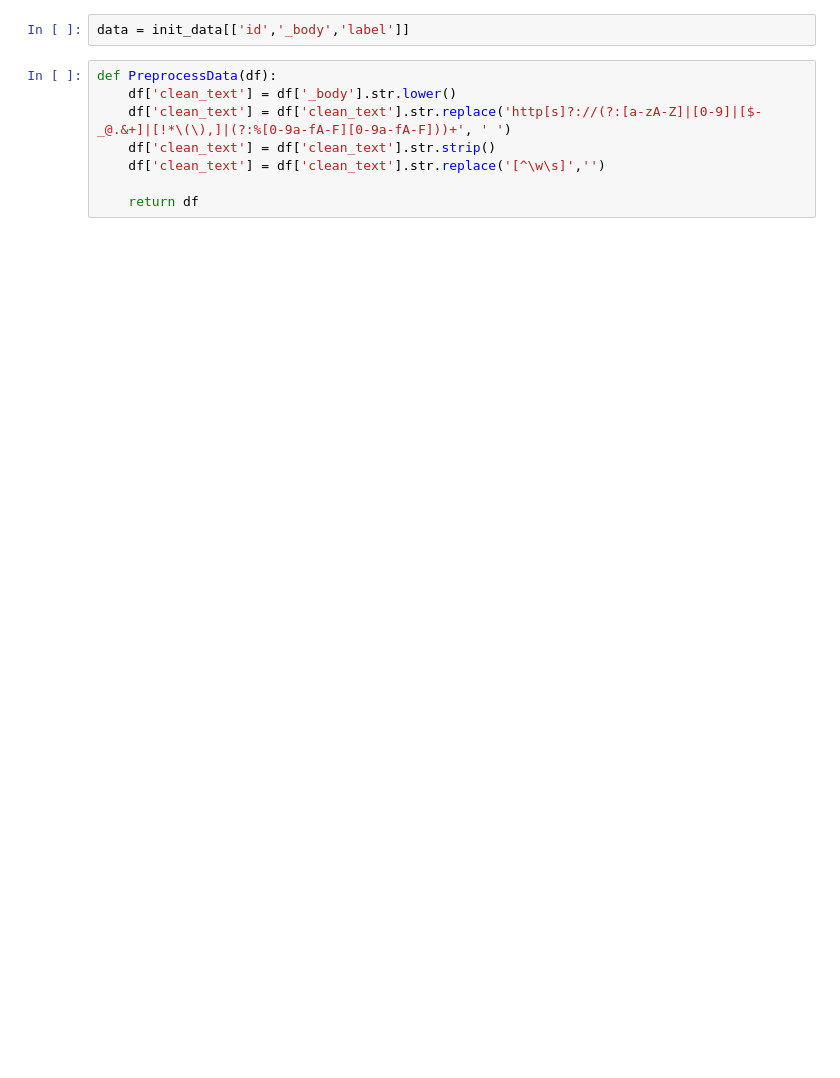
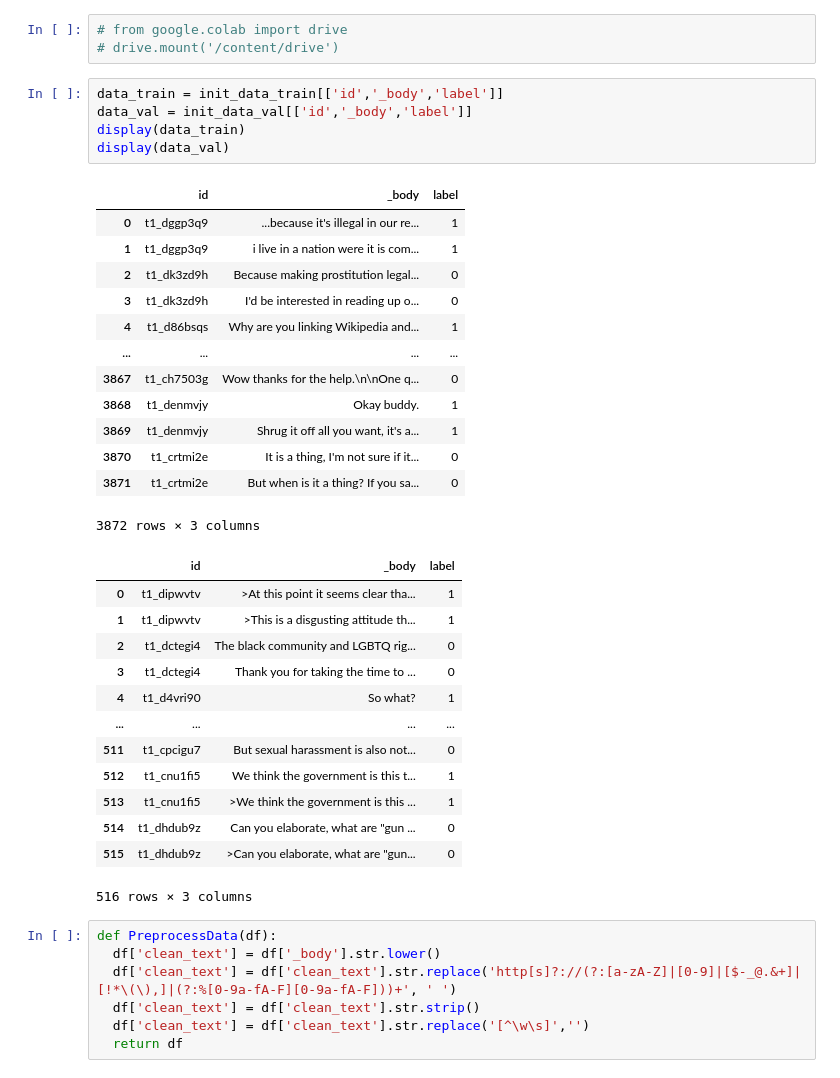
Before and after one commit to siddhanth123/Computational_argumentation, a Jupyter notebook: Assignment3/Argument_assessment.ipynb, the cells around one changed output. Cells and saved outputs as stored; diff of their text form; blank space fills up the shorter version.

```diff
--- a/Assignment3/Argument_assessment.ipynb
+++ b/Assignment3/Argument_assessment.ipynb
@@ -14,11 +28,43 @@ init_data=pd.json_normalize(data, record_path='preceding_posts',meta= ['id','lab
-# %%
-data = init_data[['id','_body','label']]
+# %%
+# from google.colab import drive
+# drive.mount('/content/drive')
+# %%
+data_train = init_data_train[['id','_body','label']]
+data_val = init_data_val[['id','_body','label']]
+display(data_train)
+display(data_val)
+# %% [output]
+|  | id | _body | label |
+| 0 | t1_dggp3q9 | ...because it's illegal in our re... | 1 |
+| 1 | t1_dggp3q9 | i live in a nation were it is com... | 1 |
+| 2 | t1_dk3zd9h | Because making prostitution legal... | 0 |
+| 3 | t1_dk3zd9h | I'd be interested in reading up o... | 0 |
+| 4 | t1_d86bsqs | Why are you linking Wikipedia and... | 1 |
+| ... | ... | ... | ... |
+| 3867 | t1_ch7503g | Wow thanks for the help.\n\nOne q... | 0 |
+| 3868 | t1_denmvjy | Okay buddy. | 1 |
+| 3869 | t1_denmvjy | Shrug it off all you want, it's a... | 1 |
+| 3870 | t1_crtmi2e | It is a thing, I'm not sure if it... | 0 |
+| 3871 | t1_crtmi2e | But when is it a thing? If you sa... | 0 |
+3872 rows × 3 columns
+|  | id | _body | label |
+| 0 | t1_dipwvtv | >At this point it seems clear tha... | 1 |
+| 1 | t1_dipwvtv | >This is a disgusting attitude th... | 1 |
+| 2 | t1_dctegi4 | The black community and LGBTQ rig... | 0 |
+| 3 | t1_dctegi4 | Thank you for taking the time to ... | 0 |
+| 4 | t1_d4vri90 | So what? | 1 |
+| ... | ... | ... | ... |
+| 511 | t1_cpcigu7 | But sexual harassment is also not... | 0 |
+| 512 | t1_cnu1fi5 | We think the government is this t... | 1 |
+| 513 | t1_cnu1fi5 | >We think the government is this ... | 1 |
+| 514 | t1_dhdub9z | Can you elaborate, what are "gun ... | 0 |
+| 515 | t1_dhdub9z | >Can you elaborate, what are "gun... | 0 |
+516 rows × 3 columns
 # %%
 def PreprocessData(df):
-    df['clean_text'] = df['_body'].str.lower()
-    df['clean_text'] = df['clean_text'].str.replace('http[s]?://(?:[a-zA-Z]|[0-9]|[$-_@.&+]|[!*\(\),]|(?:%[0-9a-fA-F][0-9a-fA-F]))+', ' ')
-    df['clean_text'] = df['clean_text'].str.strip()
-    df['clean_text'] = df['clean_text'].str.replace('[^\w\s]','')
-
-    return df
+  df['clean_text'] = df['_body'].str.lower()
+  df['clean_text'] = df['clean_text'].str.replace('http[s]?://(?:[a-zA-Z]|[0-9]|[$-_@.&+]|[!*\(\),]|(?:%[0-9a-fA-F][0-9a-fA-F]))+', ' ')
+  df['clean_text'] = df['clean_text'].str.strip()
+  df['clean_text'] = df['clean_text'].str.replace('[^\w\s]','')
+  return df
 # %%
```
Also changed, not shown: parts of 21 cells of this notebook, 2 other files.
